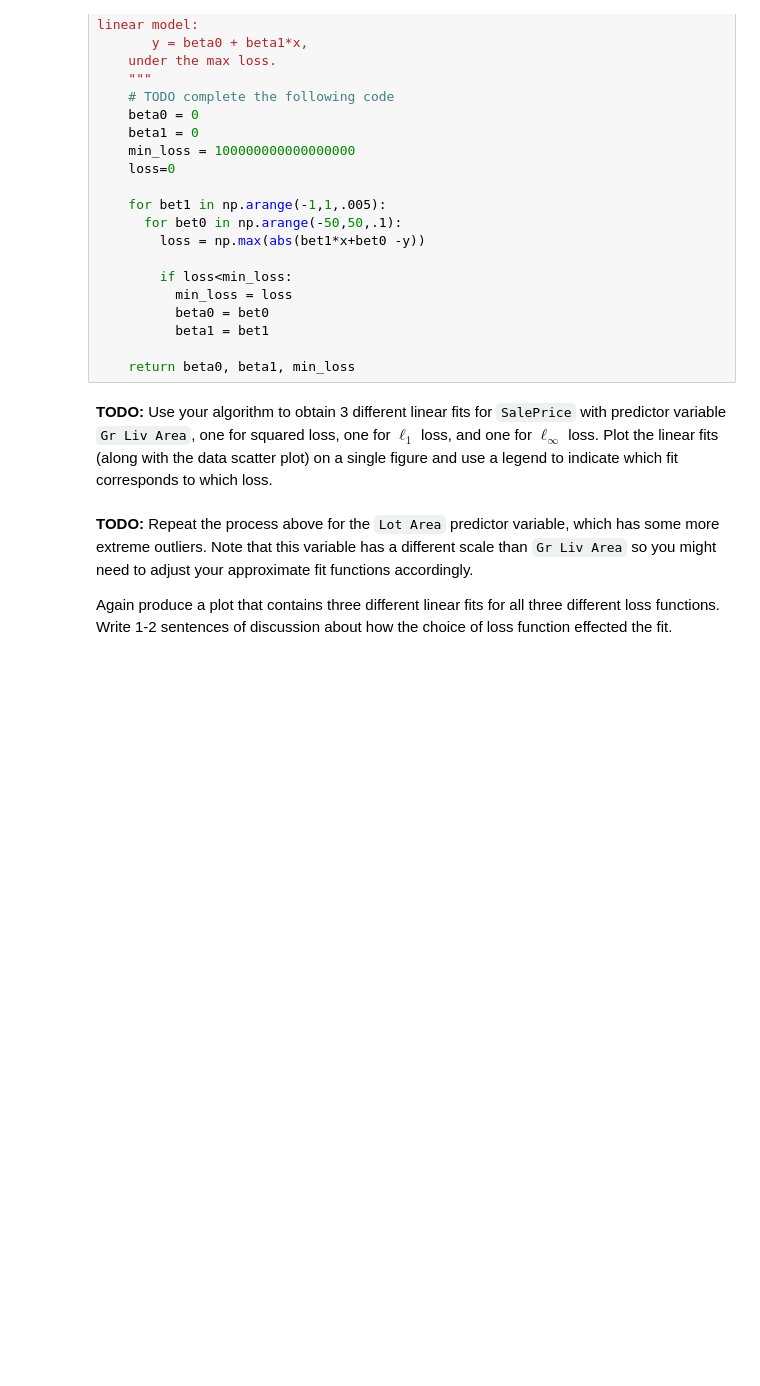
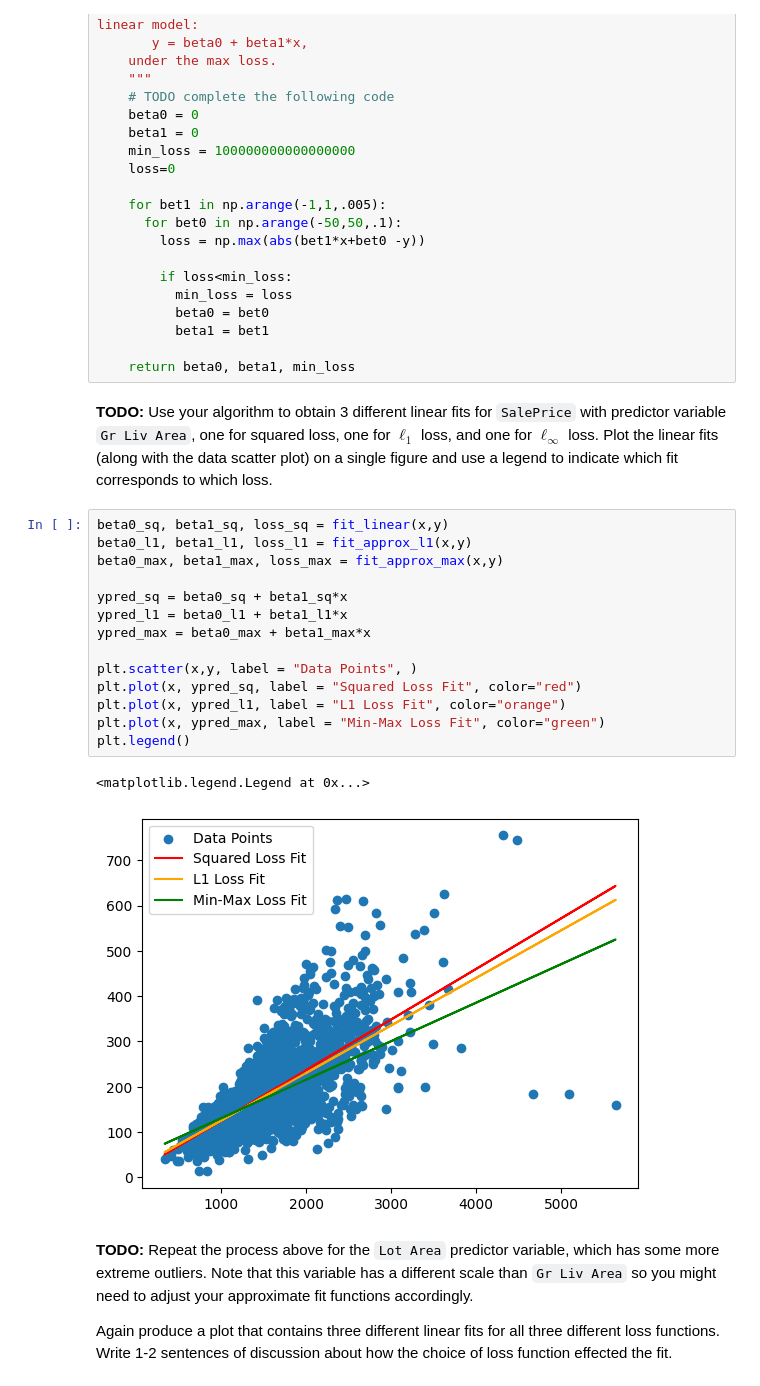
Before and after one commit to pranavich18/ML_Labs, a Jupyter notebook: lab1.ipynb, the cells around one changed output. Saved outputs shown, nothing was run; the diff lists cells and outputs as text; blank space fills up the shorter version.

```diff
--- a/lab1.ipynb
+++ b/lab1.ipynb
@@ -303,6 +303,23 @@ def fit_approx_max(x,y):
     return beta0, beta1, min_loss
 # %% [markdown]
 **TODO:** Use your algorithm to obtain 3 different linear fits for `SalePrice` with predictor variable `Gr Liv Area`, one for squared loss, one for $\ell_1$ loss, and one for $\ell_\infty$ loss. Plot the linear fits (along with the data scatter plot) on a single figure and use a legend to indicate which fit corresponds to which loss.
+# %%
+beta0_sq, beta1_sq, loss_sq = fit_linear(x,y)
+beta0_l1, beta1_l1, loss_l1 = fit_approx_l1(x,y)
+beta0_max, beta1_max, loss_max = fit_approx_max(x,y)
+
+ypred_sq = beta0_sq + beta1_sq*x
+ypred_l1 = beta0_l1 + beta1_l1*x
+ypred_max = beta0_max + beta1_max*x
+
+plt.scatter(x,y, label = "Data Points", )
+plt.plot(x, ypred_sq, label = "Squared Loss Fit", color="red")
+plt.plot(x, ypred_l1, label = "L1 Loss Fit", color="orange")
+plt.plot(x, ypred_max, label = "Min-Max Loss Fit", color="green")
+plt.legend()
+# %% [output]
+<matplotlib.legend.Legend at 0x...>
+[figure, added]
 # %% [markdown]
 **TODO:** Repeat the process above for the `Lot Area` predictor variable, which has some more extreme outliers. Note that  this variable has a different scale than `Gr Liv Area` so you might need to adjust your approximate fit functions accordingly.
 
```
